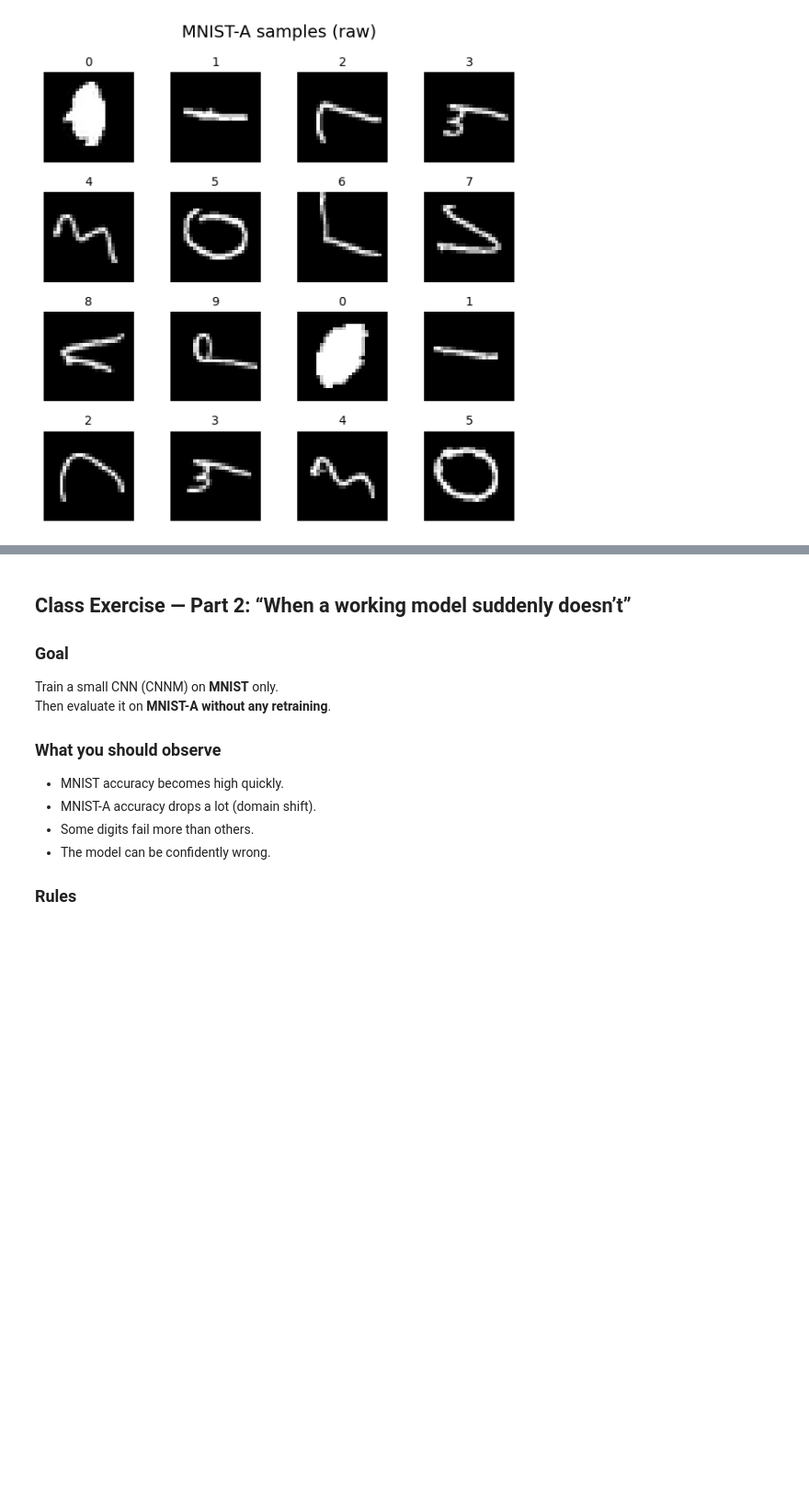
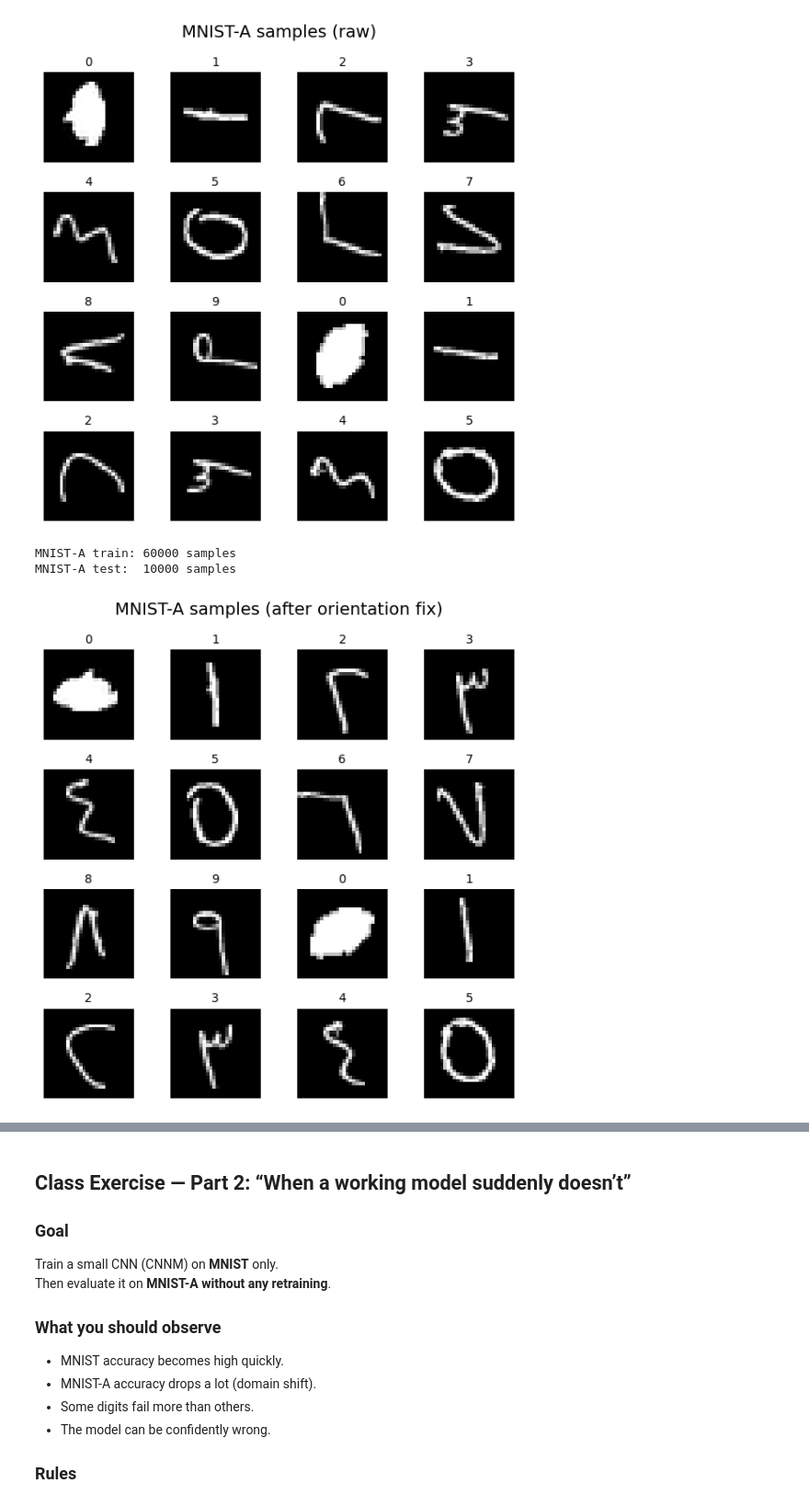
Before and after one commit to InSuperposition/data_science_container, a Jupyter notebook: notebook/exercise_8/mnist_arab_letters.ipynb, the cells around one changed output, grey strips where cells are left out. Shown at 92% size. Drawn from its saved outputs; the diff is of its cells as text; code cells hidden in the pictures; blank space fills up the shorter version.

```diff
--- a/notebook/exercise_8/mnist_arab_letters.ipynb
+++ b/notebook/exercise_8/mnist_arab_letters.ipynb
@@ -91,2 +121,37 @@ plt.show()
+# %%
+# Load MNIST-A test data
+test_images = pd.read_csv(test_img_path, header=None).values.astype(np.uint8)
+test_labels = pd.read_csv(test_lbl_path, header=None).values.astype(np.int64).flatten()
+
+# Create MNIST-A datasets with orientation fix applied
+mnista_train = MNISTA_Dataset(train_images, train_labels, transform=common_transform)
+mnista_test = MNISTA_Dataset(test_images, test_labels, transform=common_transform)
+
+# Create MNIST-A dataloaders (same batch size as MNIST)
+mnista_train_loader = DataLoader(mnista_train, batch_size=64, shuffle=True)
+mnista_test_loader = DataLoader(mnista_test, batch_size=64, shuffle=False)
+
+print(f"MNIST-A train: {len(mnista_train)} samples")
+print(f"MNIST-A test:  {len(mnista_test)} samples")
+# %% [output]
+MNIST-A train: 60000 samples
+MNIST-A test:  10000 samples
+# %%
+# Verify MNIST-A images are correctly oriented after applying the fix
+fig, axes = plt.subplots(4, 4, figsize=(6, 6))
+
+for i, ax in enumerate(axes.flat):
+    img, label = mnista_train[50000 + i]
+    # Denormalize for display: (x * 0.5) + 0.5 = x/2 + 0.5
+    img_display = img.squeeze().numpy() * 0.5 + 0.5
+    ax.imshow(img_display, cmap="gray")
+    ax.set_title(f"{label}", fontsize=10)
+    ax.axis("off")
+
+plt.suptitle("MNIST-A samples (after orientation fix)", fontsize=14)
+plt.tight_layout()
+plt.show()
+# %% [output]
+[figure, added]
 # %% [markdown]
 # Class exercise — Data correctness and responsibility
```
Also changed, not shown: parts of 17 cells of this notebook, 2 other files.
